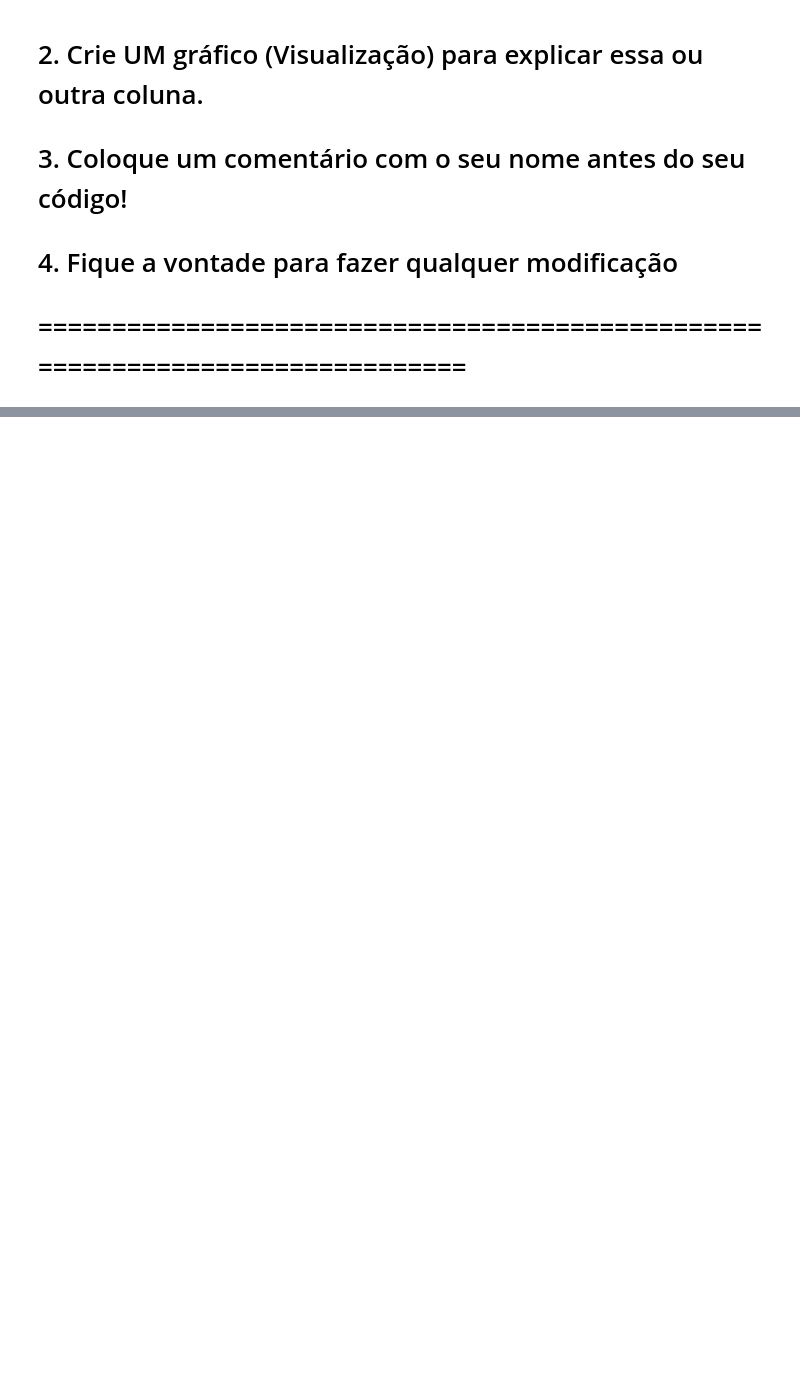
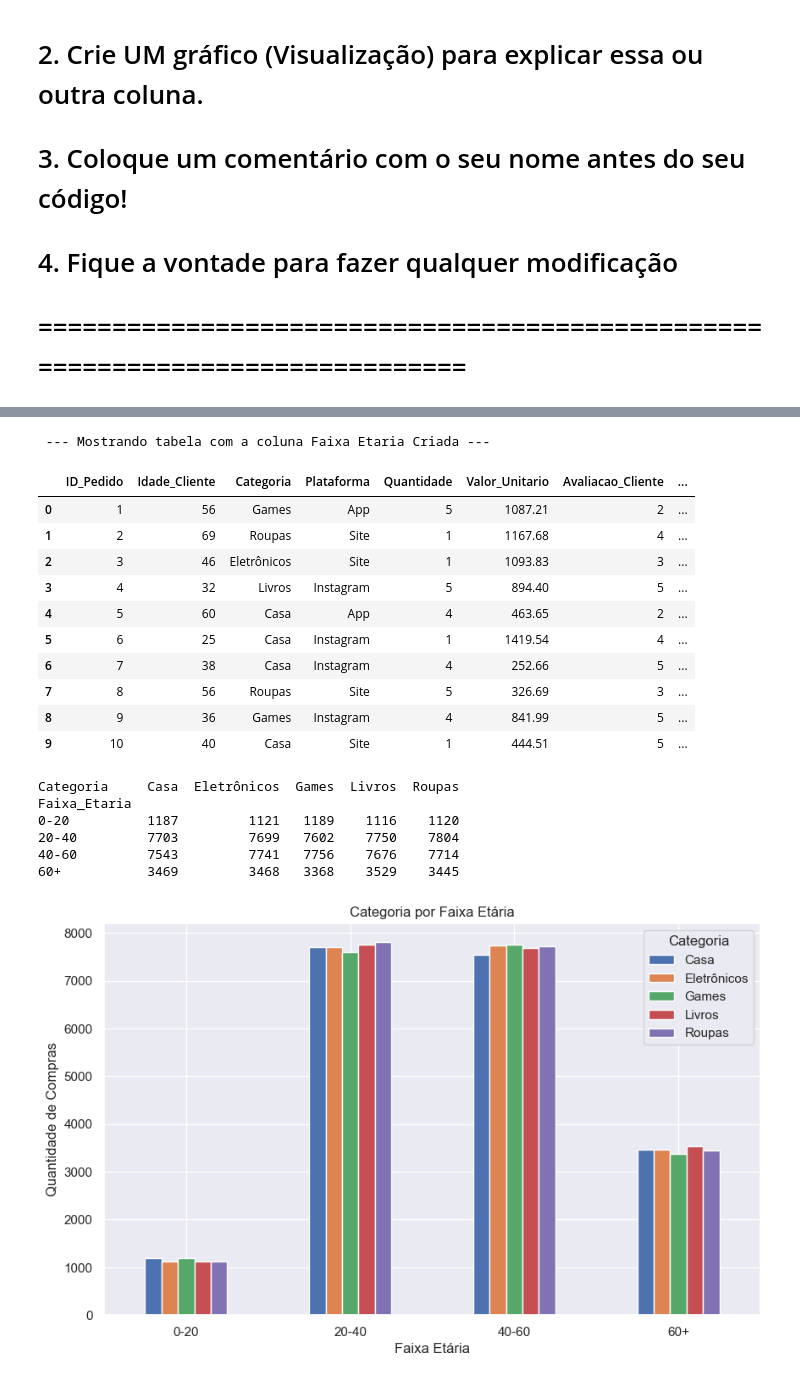
Before and after one commit to Machine-Learning-Visao-Computacional-T1/AtividadeColaborativa, a Jupyter notebook: pipeline_turma.ipynb, the cells around one changed output, grey strips where cells are left out. Drawn from its saved outputs; the diff is of its cells as text; code cells hidden in the pictures; blank space fills up the shorter version.

Commit message:
feat: adiciona relacao de faixa etaria com categoria(analise do FelipeLazarotto)

```diff
--- a/pipeline_turma.ipynb
+++ b/pipeline_turma.ipynb
@@ -138,3 +138,39 @@ INSIGHT:
 # sns.countplot(data=df, x='Plataforma', palette='viridis')
 # plt.title('Volume de Vendas por Plataforma - Welington')
 # plt.show()
+# %%
+# --- Exemplo Coluna: FelipeLazarotto ---
+# Criando uma coluna de faixa etaria 0-20, 20-40, 40-60 e 60+
+df['Faixa_Etaria'] = pd.cut(df['Idade_Cliente'], bins=[0, 20, 40, 60, 100], labels=['0-20', '20-40', '40-60', '60+'])
+print("\n --- Mostrando tabela com a coluna Faixa Etaria Criada ---")
+display(df.head(10))
+
+# --- Exemplo Gráfico: FelipeLazarotto ---
+relacao = pd.crosstab(df['Faixa_Etaria'],df['Categoria'])
+print(relacao)
+relacao.plot(kind='bar', figsize=(10,6))
+plt.title('Categoria por Faixa Etária')
+plt.xlabel('Faixa Etária')
+plt.ylabel('Quantidade de Compras')
+plt.xticks(rotation=0)
+plt.show()
+# %% [output]
+ --- Mostrando tabela com a coluna Faixa Etaria Criada ---
+|  | ID_Pedido | Idade_Cliente | Categoria | Plataforma | Quantidade | Valor_Unitario | Avaliacao_Cliente | ... |
+| 0 | 1 | 56 | Games | App | 5 | 1087.21 | 2 | ... |
+| 1 | 2 | 69 | Roupas | Site | 1 | 1167.68 | 4 | ... |
+| 2 | 3 | 46 | Eletrônicos | Site | 1 | 1093.83 | 3 | ... |
+| 3 | 4 | 32 | Livros | Instagram | 5 | 894.40 | 5 | ... |
+| 4 | 5 | 60 | Casa | App | 4 | 463.65 | 2 | ... |
+| 5 | 6 | 25 | Casa | Instagram | 1 | 1419.54 | 4 | ... |
+| 6 | 7 | 38 | Casa | Instagram | 4 | 252.66 | 5 | ... |
+| 7 | 8 | 56 | Roupas | Site | 5 | 326.69 | 3 | ... |
+| 8 | 9 | 36 | Games | Instagram | 4 | 841.99 | 5 | ... |
+| 9 | 10 | 40 | Casa | Site | 1 | 444.51 | 5 | ... |
+Categoria     Casa  Eletrônicos  Games  Livros  Roupas
+Faixa_Etaria
+0-20          1187         1121   1189    1116    1120
+20-40         7703         7699   7602    7750    7804
+40-60         7543         7741   7756    7676    7714
+60+           3469         3468   3368    3529    3445
+[figure, added]
```
Also changed, not shown: parts of 4 cells of this notebook.
